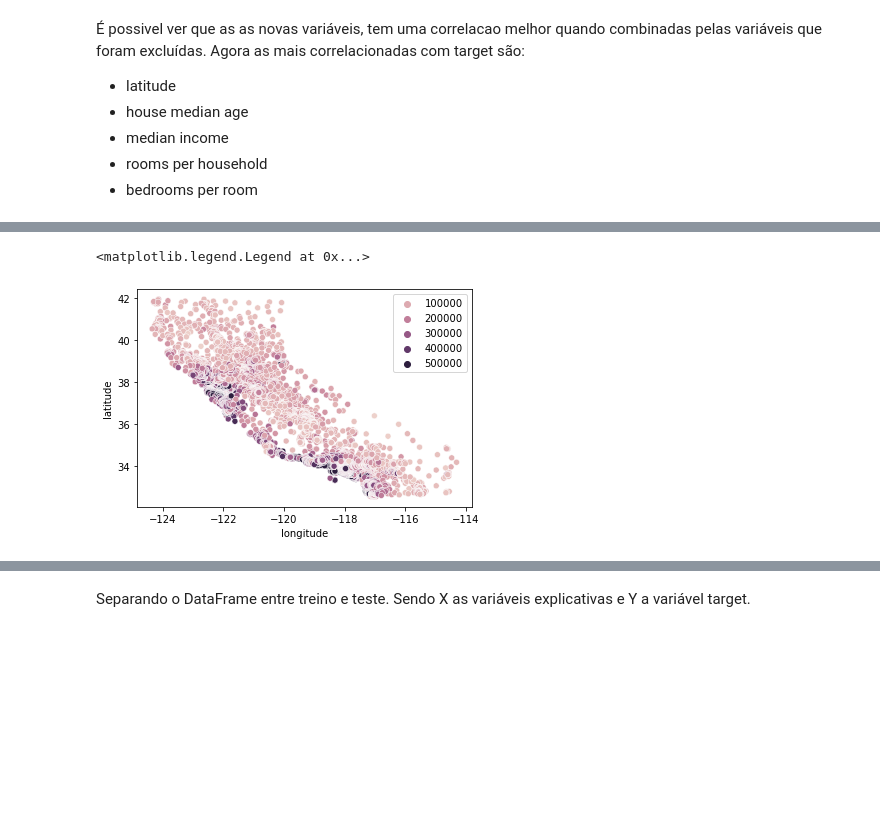
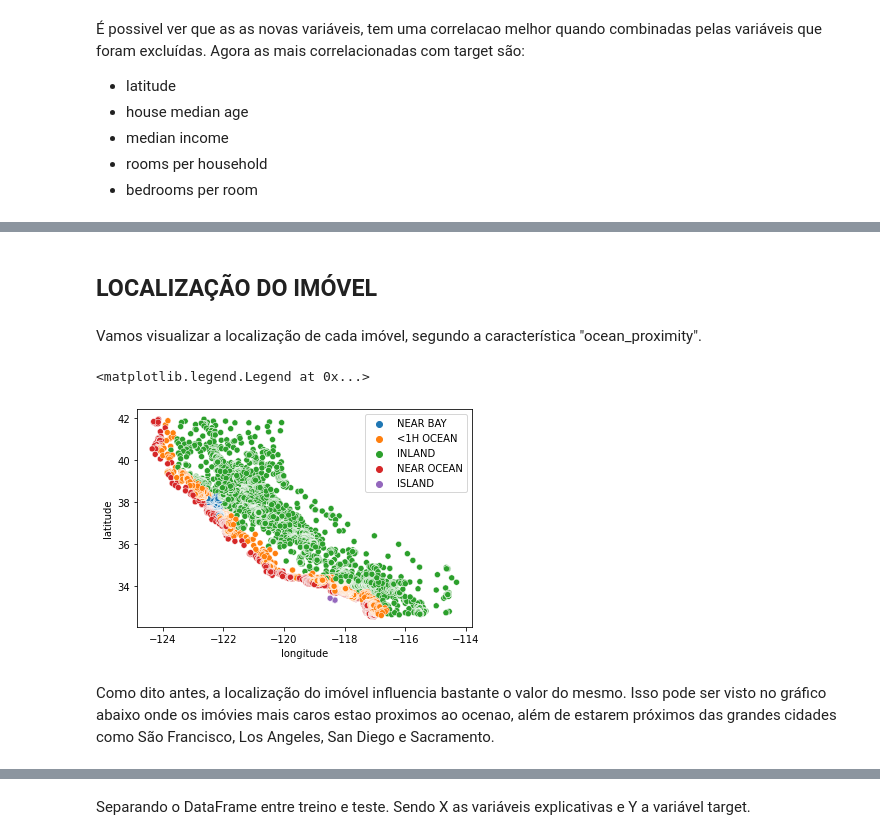
Before and after one commit to thomasbekhor/Exploratory-and-Predictive-Analysis, a Jupyter notebook: Housing_Regression.ipynb, the cells around one changed output, grey strips where cells are left out. Saved outputs shown, nothing was run; the diff lists cells and outputs as text; code cells hidden in the pictures; blank space fills up the shorter version.

```diff
--- a/Housing_Regression.ipynb
+++ b/Housing_Regression.ipynb
@@ -268,0 +308,8 @@ $1.500.010 dólares e "house_median_value" de 500001 dólares. Esses valores, co
+# %%
+df_house.drop(df_house[df_house['rooms_per_household'] > 20].index, inplace = True)
+df_house.drop(df_house[df_house['rooms_per_household'] < 1.5].index, inplace = True)
+df_house.drop(df_house[df_house['population_per_household'] > 8].index, inplace = True)
+df_house.drop(df_house[df_house['population_per_household'] < 1].index, inplace = True)
+df_house.drop(df_house[df_house['bedrooms_per_rooms'] > 0.5].index, inplace = True)
+
+df_house.info()
@@ -268,0 +335,4 @@ $1.500.010 dólares e "house_median_value" de 500001 dólares. Esses valores, co
+# %%
+df_house['rooms_per_household'] = df_house['rooms_per_household'].apply(np.log10)
+df_house['population_per_household'] = df_house['population_per_household'].apply(np.log10)
+df_house['bedrooms_per_rooms'] = df_house['bedrooms_per_rooms'].apply(np.log10)
@@ -287,7 +351,14 @@ plt.legend()
+# %% [markdown]
+## LOCALIZAÇÃO DO IMÓVEL
+# %% [markdown]
+Vamos visualizar a localização de cada imóvel, segundo a característica "ocean_proximity".
 # %%
-sns.scatterplot('longitude', 'latitude', data=df_house, hue='median_house_value')
+#vamos verificar onde se encontra cada categoria
+sns.scatterplot('longitude', 'latitude', data=df_house, hue='ocean_proximity')
 
 plt.legend()
 # %% [output]
 <matplotlib.legend.Legend at 0x...>
-[figure, old version]
+[figure, new version]
+# %% [markdown]
+Como dito antes, a localização do imóvel influencia bastante o valor do mesmo. Isso pode ser visto no gráfico abaixo onde os imóvies mais caros estao proximos ao ocenao, além de estarem próximos das grandes cidades como São Francisco, Los Angeles, San Diego e Sacramento.
```
Also changed, not shown: parts of 187 cells of this notebook.
